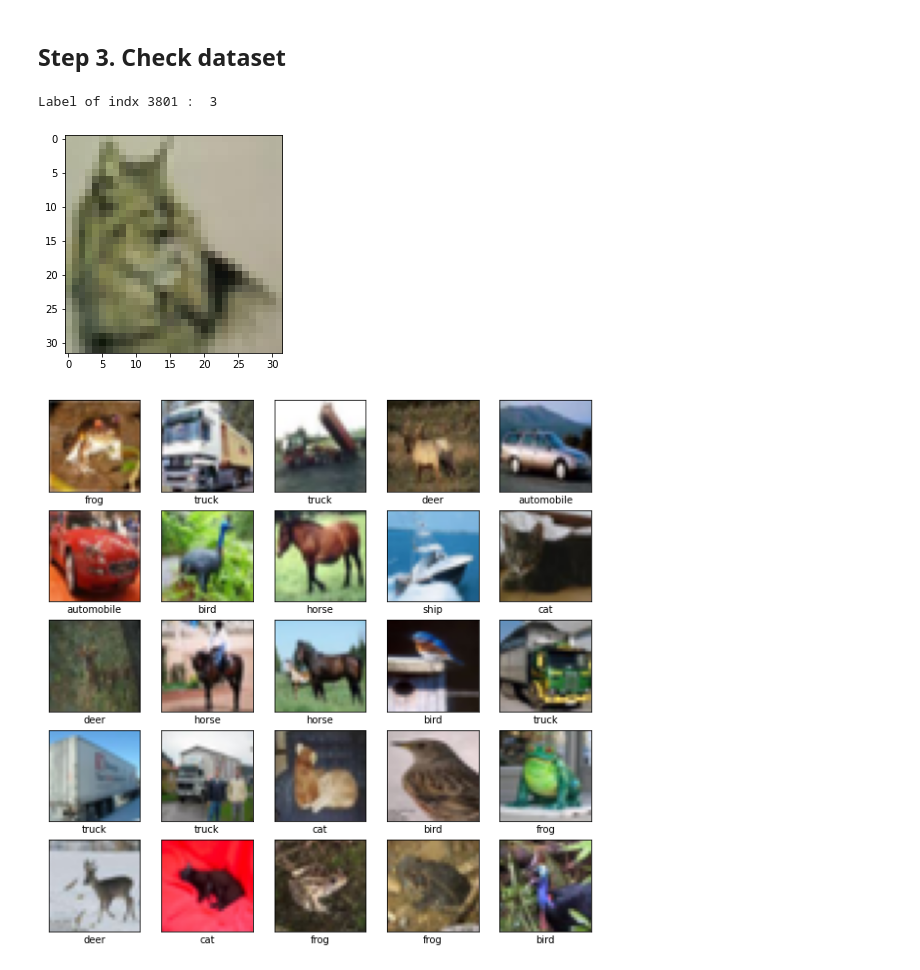
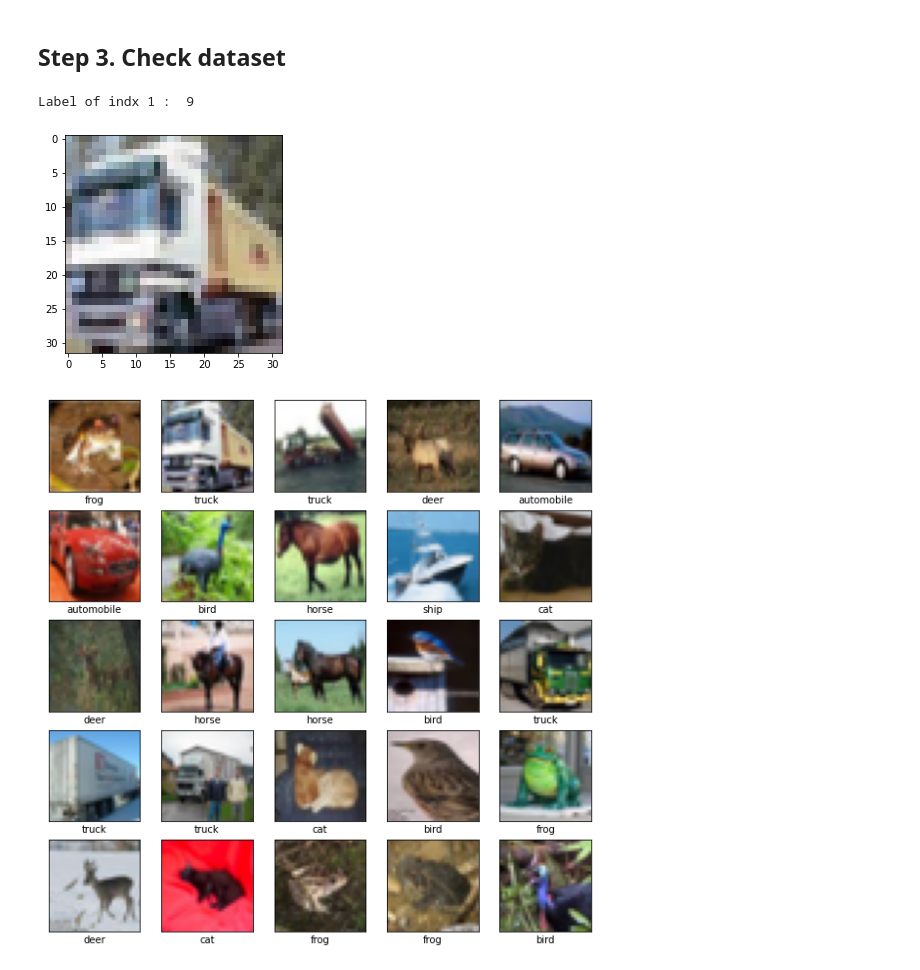
Before and after one commit to poojasaxena/tensorflow-specialization-coursera, a Jupyter notebook: course2_convolutional-neural-networks-tensorflow/04_multiclass-classifications/Course_2_Part_8_Lesson_4_Notebook_(CIFAR10).ipynb, the cells around one changed output. Saved outputs shown, nothing was run; the diff lists cells and outputs as text; code cells hidden in the pictures.

```diff
--- a/course2_convolutional-neural-networks-tensorflow/04_multiclass-classifications/Course_2_Part_8_Lesson_4_Notebook_(CIFAR10).ipynb
+++ b/course2_convolutional-neural-networks-tensorflow/04_multiclass-classifications/Course_2_Part_8_Lesson_4_Notebook_(CIFAR10).ipynb
@@ -39,12 +39,12 @@ distinct images in dataset:  [0 1 2 3 4 5 6 7 8 9]
 # %%
 import matplotlib.pyplot as plt
 
-indx=3801
+indx=1
 plt.imshow(train_images[indx])
 print('Label of indx',indx,': ',train_labels[indx][0])
 # %% [output]
-Label of indx 3801 :  3
+Label of indx 1 :  9
-[figure, old version]
+[figure, new version]
 # %%
 class_names = ['airplane', 'automobile', 'bird', 'cat', 'deer',
                'dog', 'frog', 'horse', 'ship', 'truck']
```
Also changed, not shown: parts of 3 cells of this notebook.
